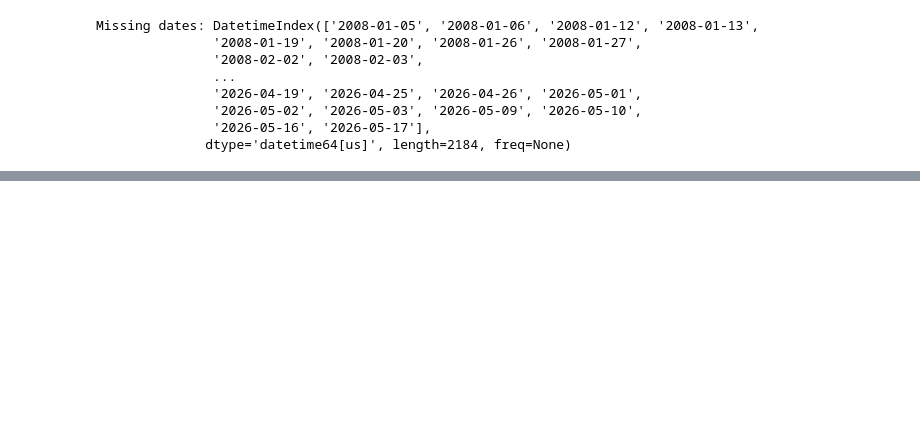
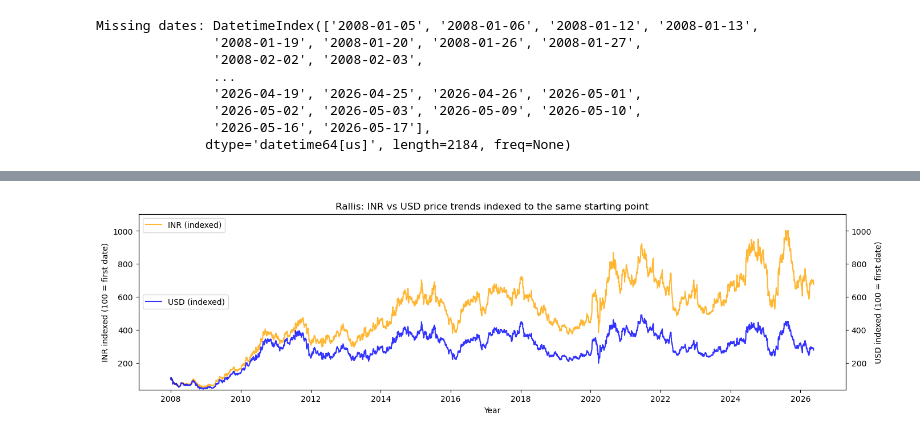
Before and after one commit to p-krishna/share_analysis, a Jupyter notebook: prep_rallis.ipynb, the cells around one changed output, grey strips where cells are left out. Cells and saved outputs as stored; diff of their text form; code cells hidden in the pictures; blank space fills up the shorter version.

Commit message:
checkpoint rallis data prep 2026-05-20 09:55

```diff
--- a/prep_rallis.ipynb
+++ b/prep_rallis.ipynb
@@ -8,7 +8,7 @@ from scipy.ndimage import grey_opening, grey_closing
 data_dir = 'data'
 # %%
 df_usd_to_inr = pd.read_csv(os.path.join(data_dir, 'usd_to_inr.csv'))
-df_rallis = pd.read_csv(os.path.join(data_dir, 'RALLIS.csv'))
+df_rallis = pd.read_csv(os.path.join(data_dir, 'rallis_inr.csv'))
 df_rallis = df_rallis[['date', 'avg']].rename(columns={'avg': 'price_inr'})
 # %%
 df_inr = df_rallis.merge(df_usd_to_inr, on='date', how='inner')
@@ -35,4 +35,4 @@ df_inr = df_inr.ffill()
 # %%
 df_usd = df_inr.copy()
 df_usd['price_usd'] = df_inr['price_inr'] / df_inr['usd_to_inr']
-df_usd = df_usd[['date', 'price_usd']]
+df_usd.to_csv(os.path.join(data_dir, 'rallis_usd.csv'), index=False)
@@ -71,9 +38,0 @@ plt.show()
-# %%
-df_usd['noise'] = df_usd['price_usd'] - df_usd['price_usd_smooth']
-plt.figure(figsize=(16, 4))
-plt.plot(df_usd['date'], df_usd['noise'], label='Noise (Price USD - 200 day MA)', color='red')
-plt.xlabel('Year')
-plt.ylabel('Noise')
-plt.legend()
-plt.title('Rallis Price Noise in USD')
-plt.show()
@@ -629,0 +39,30 @@ plt.show()
+# %%
+# compare INR and USD trends using a common start baseline
+# normalize both series to 100 at the first available date so trends can be compared directly
+plot_df = df_inr[['date', 'price_inr']].copy()
+plot_df['price_usd'] = df_usd['price_usd'].values
+plot_df = plot_df.sort_values('date').reset_index(drop=True)
+plot_df['price_inr_indexed'] = plot_df['price_inr'] / plot_df['price_inr'].iloc[0] * 100
+plot_df['price_usd_indexed'] = plot_df['price_usd'] / plot_df['price_usd'].iloc[0] * 100
+
+plt.figure(figsize=(16, 4))
+ax1 = plt.gca()
+ax2 = ax1.twinx()
+ax1.set_ylabel('INR indexed (100 = first date)')
+ax2.set_ylabel('USD indexed (100 = first date)')
+ax1.plot(plot_df['date'], plot_df['price_inr_indexed'], label='INR (indexed)', color='orange', alpha=0.8)
+ax2.plot(plot_df['date'], plot_df['price_usd_indexed'], label='USD (indexed)', color='blue', alpha=0.8)
+
+# use the same y-axis limits on both axes so the indexed trends start at the same baseline
+ymin = min(plot_df['price_inr_indexed'].min(), plot_df['price_usd_indexed'].min()) * 0.9
+ymax = max(plot_df['price_inr_indexed'].max(), plot_df['price_usd_indexed'].max()) * 1.1
+ax1.set_ylim(ymin, ymax)
+ax2.set_ylim(ymin, ymax)
+
+ax1.set_xlabel('Year')
+ax1.legend(loc='upper left')
+ax2.legend(loc='center left')
+plt.title('Rallis: INR vs USD price trends indexed to the same starting point')
+plt.show()
+# %% [output]
+[figure, added]
```
Also changed, not shown: parts of 11 cells of this notebook.
